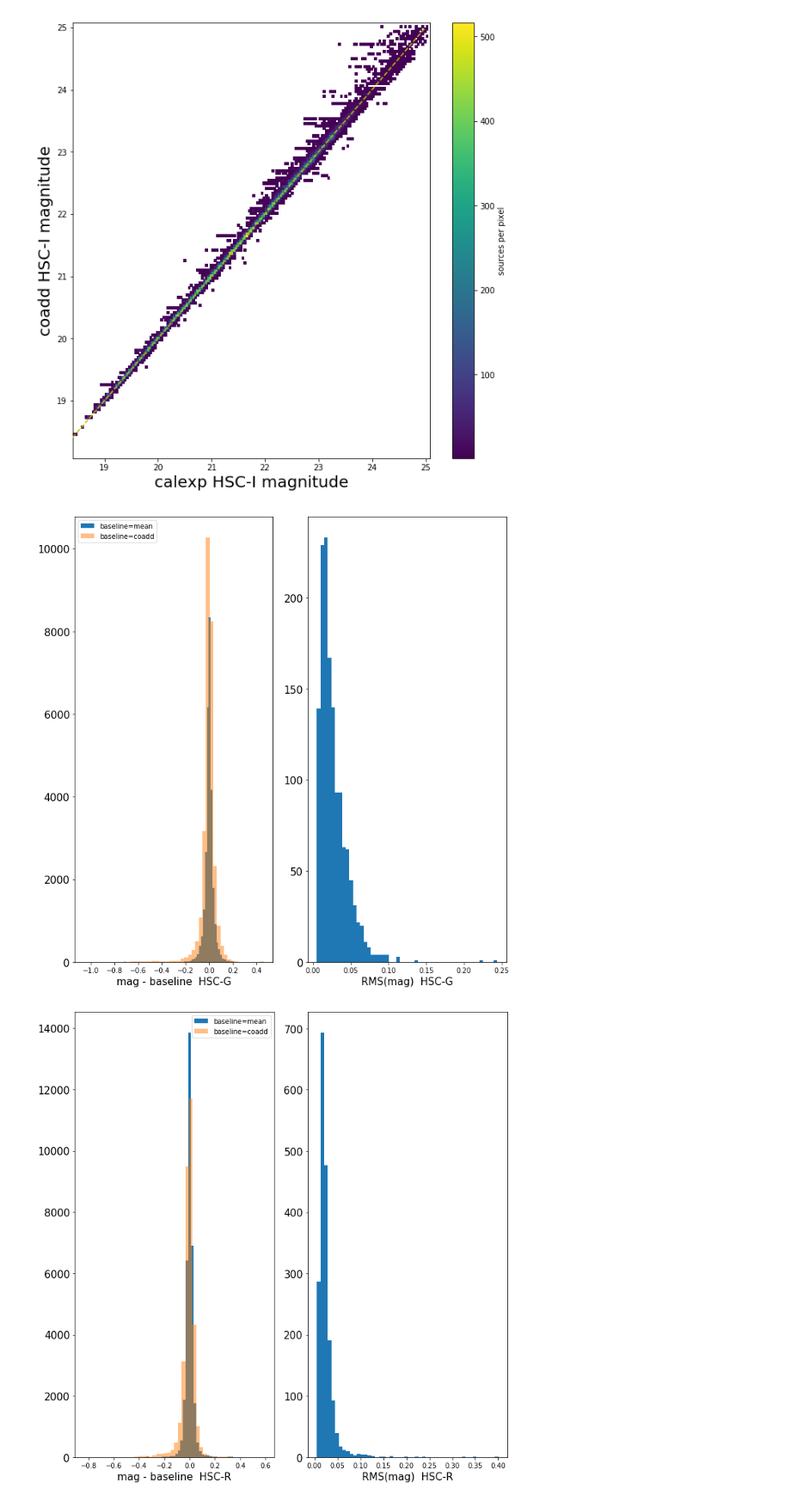
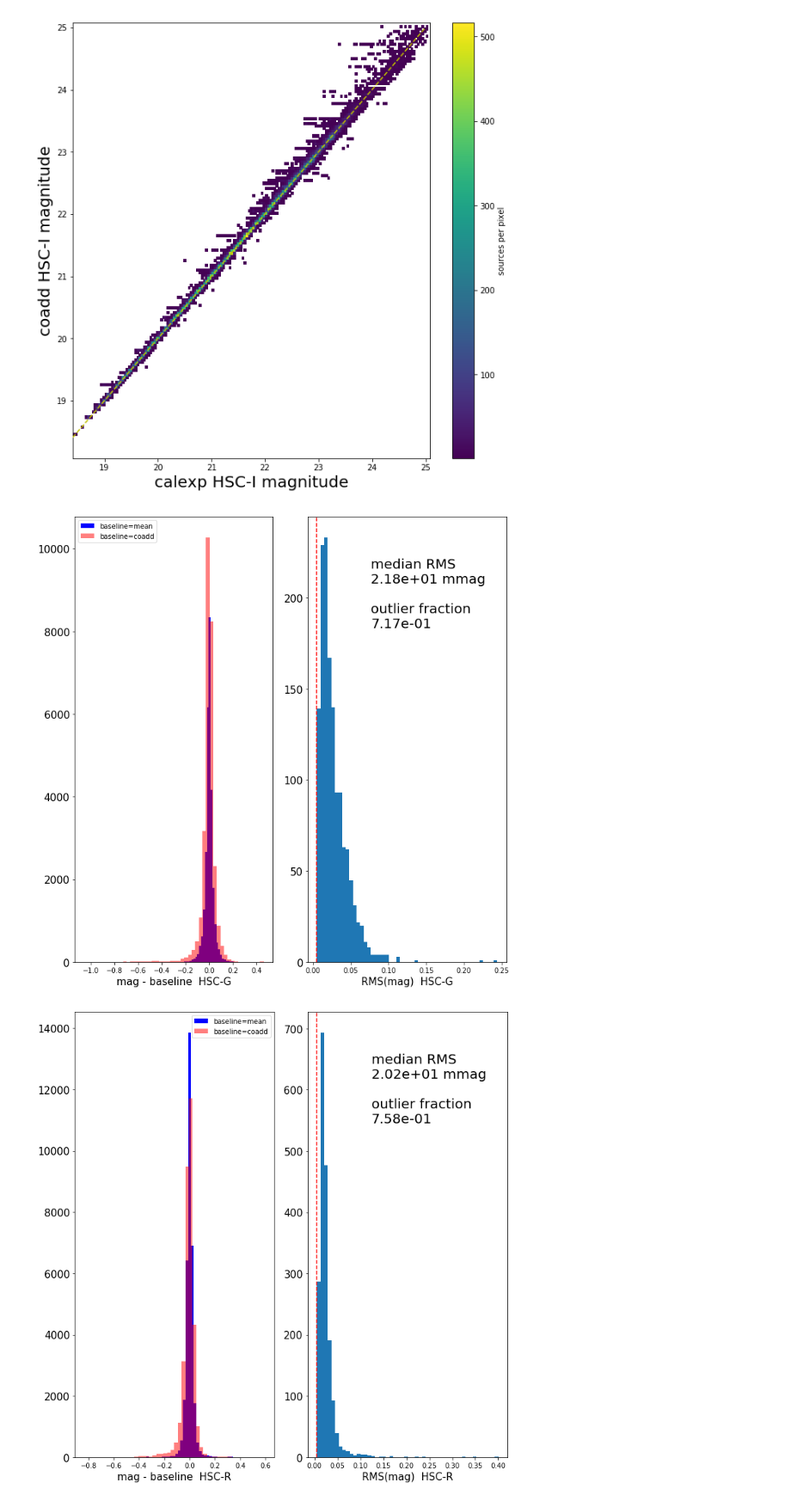
Before and after one commit to lsst-com/requirements_notebooks, a Jupyter notebook: TestCases/hsc_photometric_repeatability.ipynb, the cells around one changed output. Shown at 86% size. Drawn from its saved outputs; the diff is of its cells as text; code cells hidden in the pictures.

Commit message:
plot all bands' RMS scatter

```diff
--- a/TestCases/hsc_photometric_repeatability.ipynb
+++ b/TestCases/hsc_photometric_repeatability.ipynb
@@ -614,4 +611,4 @@ d_max 5.01e-02 arcsec
 coadd_mag_dict = {'HSC-G': coadd_g_mags,
                  'HSC-R': coadd_r_mags,
                  'HSC-I': coadd_i_mags}
-bp_list = ['HSC-G', 'HSC-R', 'HSC-I']
+bp_list = ['HSC-G', 'HSC-R', 'HSC-I', 'HSC-Z', 'HSC-Y']
@@ -619,6 +620,8 @@ bp_list = ['HSC-G', 'HSC-R', 'HSC-I']
 # compare single calexp magnitudes to coadd magnitudes
 
 for bp in bp_list:
+    if bp not in coadd_mag_dict:
+        continue
     valid = np.where(np.char.find(single_filter_stellar, bp)==0)
     plt.figure(figsize=(10,10))
     s = single_mag_stellar[valid]
@@ -633,43 +636,74 @@ for bp in bp_list:
 [figure]
 [figure]
 [figure]
+# %%
+pa1_limit = {}
+pa1_limit['HSC-G'] = 0.005
+pa1_limit['HSC-R'] = 0.005
+pa1_limit['HSC-I'] = 0.005
+pa1_limit['HSC-Z'] = 0.0075
+pa1_limit['HSC-Y'] = 0.0075
+
+pa2_limit = {}
+pa2_limit['HSC-G'] = 0.015
+pa2_limit['HSC-R'] = 0.015
+pa2_limit['HSC-I'] = 0.015
+pa2_limit['HSC-Z'] = 0.0225
+pa2_limit['HSC-Y'] = 0.0225
+
+pf1 = 0.1
 # %%
+median_rms = {}
+outlier_frac = {}
 for bp in bp_list:
     mag_scatter = []
     mag_coadd_scatter = []
     mag_rms = []
     is_filter = np.where(np.char.find(single_filter_stellar, bp)==0)
     mag = single_mag_stellar[is_filter]
     dex = single_fit_dex[is_filter]
     unq_id_list = np.unique(single_fit_dex)
     for unq_id in unq_id_list:
         is_obj = np.where(dex==unq_id)
         mag_arr = mag[is_obj]
         mean_mag = np.mean(mag_arr)
         mag_scatter.append(mag_arr-mean_mag)
-        mag_coadd_scatter.append(mag_arr-coadd_mag_dict[bp][unq_id])
+        if bp in coadd_mag_dict:
+            mag_coadd_scatter.append(mag_arr-coadd_mag_dict[bp][unq_id])
         if len(mag_arr) > 10:
             mag_rms.append(np.std(mag_arr))
     mag_scatter = np.concatenate(mag_scatter)
-    mag_coadd_scatter = np.concatenate(mag_coadd_scatter)
+    if bp in coadd_mag_dict:
+        mag_coadd_scatter = np.concatenate(mag_coadd_scatter)
     mag_rms = np.array(mag_rms)
     assert len(mag)==len(mag_scatter)
     plt.figure(figsize=(10,10))
     plt.subplot(1,2,1)
-    plt.hist(mag_scatter, bins=50, label='baseline=mean', zorder=0)
-    plt.hist(mag_coadd_scatter, bins=50, label='baseline=coadd', zorder=1, alpha=0.5)
+    plt.hist(mag_scatter, bins=50, label='baseline=mean', zorder=0, color='b')
+    if bp in coadd_mag_dict:
+        plt.hist(mag_coadd_scatter, bins=50, label='baseline=coadd', zorder=1, alpha=0.5, color='r')
     plt.xlabel('mag - baseline  %s' % bp, fontsize=15)
     plt.yticks(fontsize=15)
     #plt.xticks(fontsize=15)
     plt.legend()
 
     plt.subplot(1,2,2)
     plt.hist(mag_rms, bins=50)
+    plt.axvline(pa1_limit[bp], linestyle='--', color='r')
     plt.xlabel('RMS(mag)  %s' % bp, fontsize=15)
     plt.yticks(fontsize=15)
     #plt.xticks(fontsize=15)
 
+    median_rms[bp] = np.median(mag_rms)
+    outliers = np.where(mag_rms>pa2_limit[bp])
+    outlier_frac[bp] = len(outliers[0])/len(mag_rms)
+
+    xcoord = mag_rms.min()+0.3*(mag_rms.max()-mag_rms.min())
+    ycoord = plt.ylim()[0]+0.75*(plt.ylim()[1]-plt.ylim()[0])
+    plt.text(xcoord,ycoord,'median RMS\n%.2e mmag\n\noutlier fraction\n%.2e' %
+             (median_rms[bp]*1000.0, outlier_frac[bp]),fontsize=20)
+
     plt.tight_layout()
 # %% [output]
-[figure, old version]
+[figure, new version]
-[figure, old version]
+[figure, new version]
```
Also changed, not shown: parts of 9 cells of this notebook.
